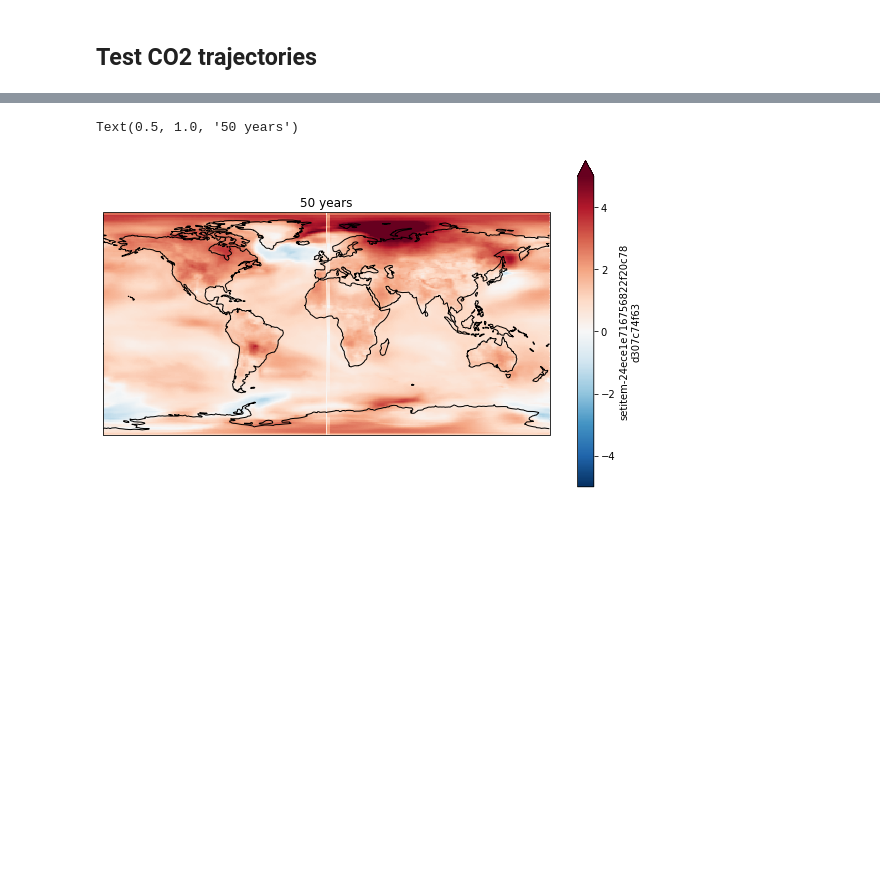
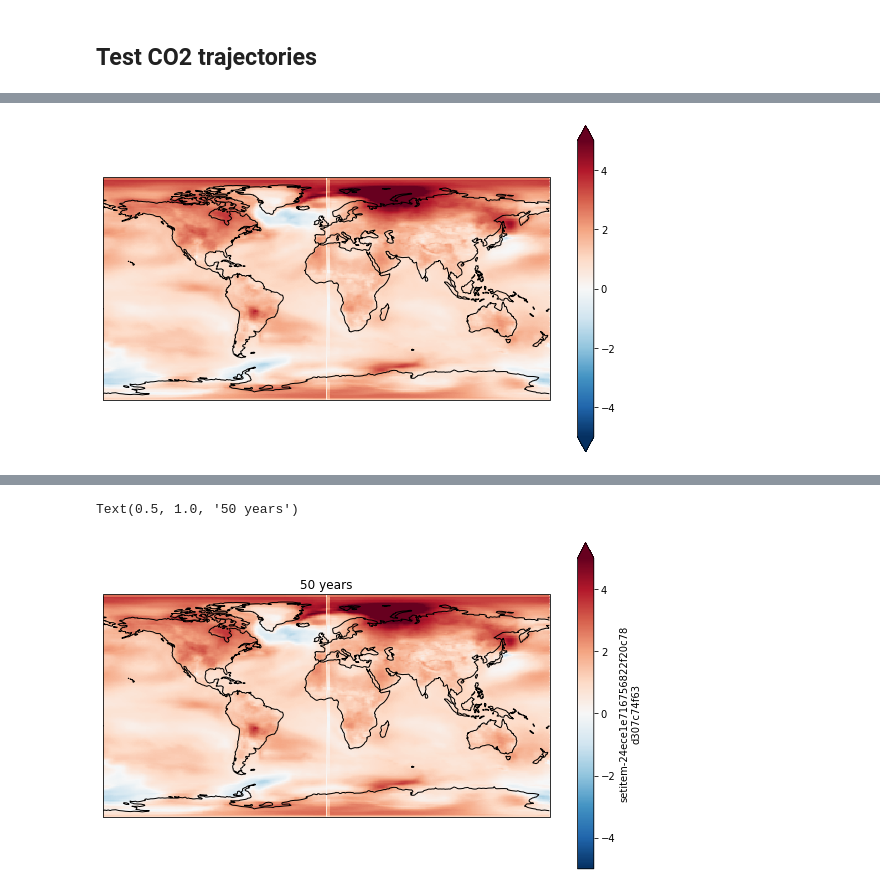
Before and after one commit to lfreese/CO2_greens, a Jupyter notebook: CO2_GF_plots.ipynb, the cells around one changed output, grey strips where cells are left out. Drawn from its saved outputs; the diff is of its cells as text; code cells hidden in the pictures; blank space fills up the shorter version.

```diff
--- a/CO2_GF_plots.ipynb
+++ b/CO2_GF_plots.ipynb
@@ -107,2 +114,5 @@ plateau_drop_emis = np.append(np.linspace(7,10, 30),np.linspace(10,0,20))
 # %%
 increase_emis = np.linspace(7,22, 50)
+# %%
+plateau_out = signal.convolve(G_mean_ds.to_numpy(), plateau_drop_emis[..., None, None], 'full')
+increase_out = signal.convolve(G_mean_ds.to_numpy(), increase_emis[..., None, None], 'full')
@@ -109,3 +132,17 @@ increase_emis = np.linspace(7,22, 50)
+# %%
+def np_to_xr(C, G, E):
+    E_len = len(E)
+    G_len = len(G.year)
+    C = xr.DataArray(
+    data = C,
+    dims = ['year','lat','lon'],
+    coords = dict(
+        year = (['year'], np.arange(0, C.shape[0])), #np.arange(0,(E_len+G_len))),
+        lat = (['lat'], G.lat.values),
+        lon = (['lon'], G.lon.values)
+            )
+        )
+    return(C)
 # %%
-plateau_out = convolve_single_lev(G_mean_ds, plateau_drop_emis, 1)
-increase_out = convolve_single_lev(G_mean_ds, increase_emis, 1)
+plateau_out = np_to_xr(plateau_out, G_mean_ds, plateau_drop_emis)
+increase_out = np_to_xr(increase_out, G_mean_ds, increase_emis)
@@ -118,0 +149,8 @@ plt.legend()
+# %%
+fig, ax= plt.subplots(subplot_kw={'projection':ccrs.PlateCarree()}, figsize = [10,6])
+increase_out.sel(year = 50).plot(ax = ax, transform = ccrs.PlateCarree(), vmin = -5, vmax = 5, cmap = 'RdBu_r', extend = 'both')
+ax.coastlines()
+plt.title('')
+plt.savefig('figures/conv_50_yrs_mean.pdf', bbox_inches = 'tight', dpi = 350)
+# %% [output]
+[figure, added]
```
Also changed, not shown: parts of 9 cells of this notebook, 23 other files.
